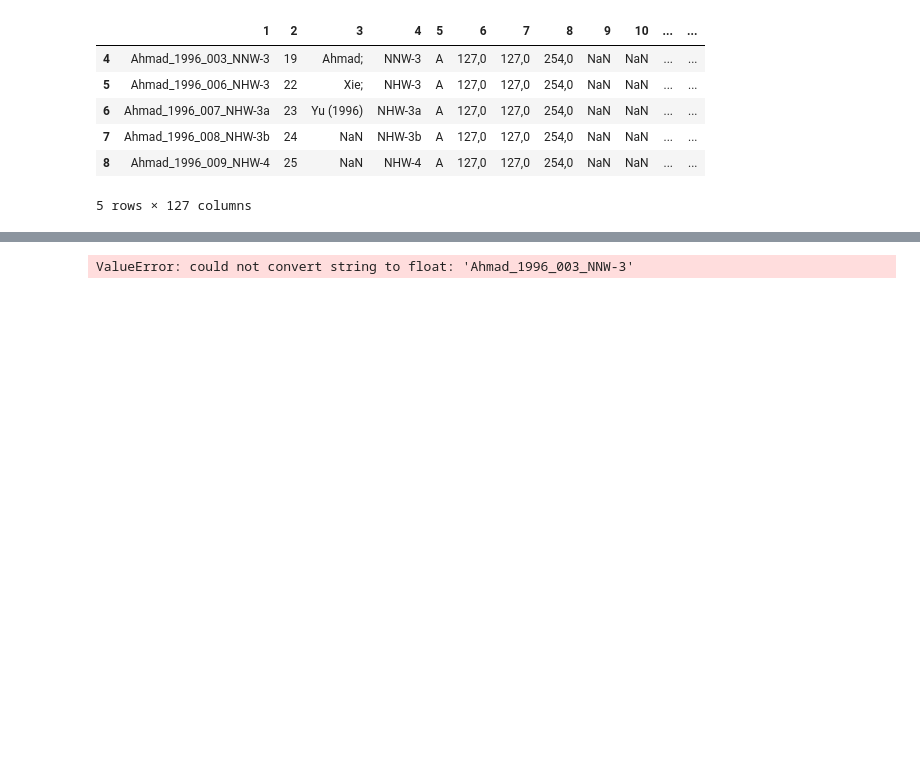
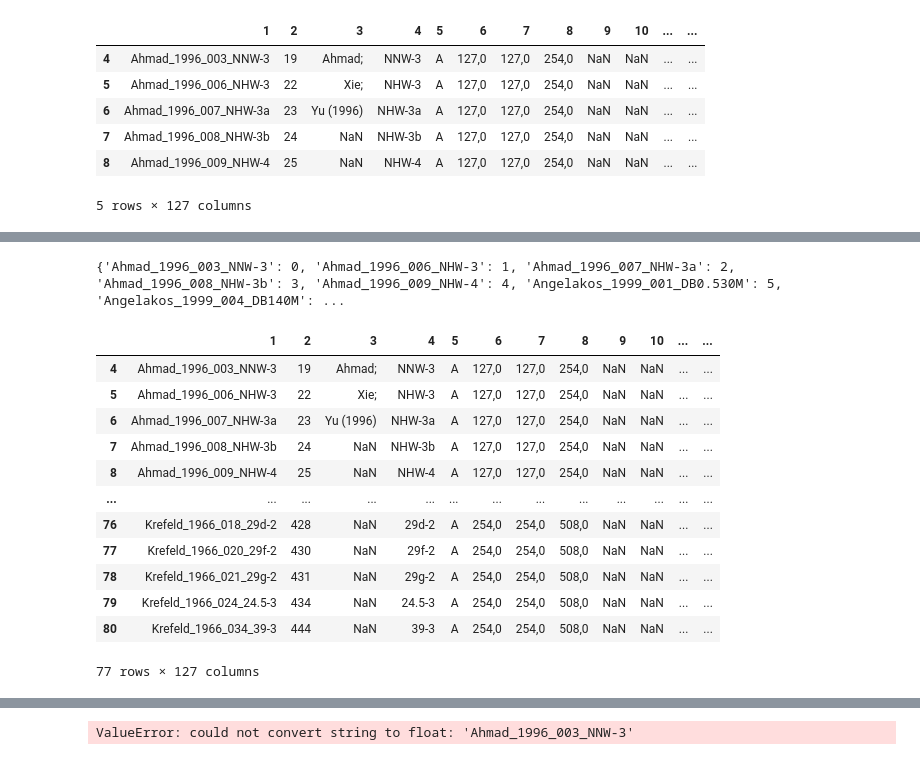
Before and after one commit to adomakor412/MSNT_Thesis_ML_CE, a Jupyter notebook: PCA_reineck_prelim.ipynb, the cells around one changed output, grey strips where cells are left out. Drawn from its saved outputs; the diff is of its cells as text; code cells hidden in the pictures; blank space fills up the shorter version.

```diff
--- a/PCA_reineck_prelim.ipynb
+++ b/PCA_reineck_prelim.ipynb
@@ -134,0 +195,34 @@ array([['NNW-3', 'A', '127,0', ..., '0,506', '67,88', 1286],
+# %%
+df_new[df_new[1]=='Ahmad_1996_003_NNW-3'] = 0
+df_new
+# %%
+def myOHE(df, header):
+    df_list = df[header].values.tolist()
+    myDict = {k:df_list.index(k) for k in df_list }
+    #print (myDict)
+    df_new = df
+    df_new[df_new[1]]
+    #for i,row in enumerate(df_list):
+        #change = df_new.iloc[i][header]
+        #change = df_new[header].iloc[i]
+        #print(change)
+        #change = df_list.index(change)
+        #print(change)
+    return df_new
+# %%
+myOHE(data_mod, 1)
+# %% [output]
+{'Ahmad_1996_003_NNW-3': 0, 'Ahmad_1996_006_NHW-3': 1, 'Ahmad_1996_007_NHW-3a': 2, 'Ahmad_1996_008_NHW-3b': 3, 'Ahmad_1996_009_NHW-4': 4, 'Angelakos_1999_001_DB0.530M': 5, 'Angelakos_1999_004_DB140M': ...
+|  | 1 | 2 | 3 | 4 | 5 | 6 | 7 | 8 | 9 | 10 | ... | ... |
+| 4 | Ahmad_1996_003_NNW-3 | 19 | Ahmad; | NNW-3 | A | 127,0 | 127,0 | 254,0 | NaN | NaN | ... | ... |
+| 5 | Ahmad_1996_006_NHW-3 | 22 | Xie; | NHW-3 | A | 127,0 | 127,0 | 254,0 | NaN | NaN | ... | ... |
+| 6 | Ahmad_1996_007_NHW-3a | 23 | Yu (1996) | NHW-3a | A | 127,0 | 127,0 | 254,0 | NaN | NaN | ... | ... |
+| 7 | Ahmad_1996_008_NHW-3b | 24 | NaN | NHW-3b | A | 127,0 | 127,0 | 254,0 | NaN | NaN | ... | ... |
+| 8 | Ahmad_1996_009_NHW-4 | 25 | NaN | NHW-4 | A | 127,0 | 127,0 | 254,0 | NaN | NaN | ... | ... |
+| ... | ... | ... | ... | ... | ... | ... | ... | ... | ... | ... | ... | ... |
+| 76 | Krefeld_1966_018_29d-2 | 428 | NaN | 29d-2 | A | 254,0 | 254,0 | 508,0 | NaN | NaN | ... | ... |
+| 77 | Krefeld_1966_020_29f-2 | 430 | NaN | 29f-2 | A | 254,0 | 254,0 | 508,0 | NaN | NaN | ... | ... |
+| 78 | Krefeld_1966_021_29g-2 | 431 | NaN | 29g-2 | A | 254,0 | 254,0 | 508,0 | NaN | NaN | ... | ... |
+| 79 | Krefeld_1966_024_24.5-3 | 434 | NaN | 24.5-3 | A | 254,0 | 254,0 | 508,0 | NaN | NaN | ... | ... |
+| 80 | Krefeld_1966_034_39-3 | 444 | NaN | 39-3 | A | 254,0 | 254,0 | 508,0 | NaN | NaN | ... | ... |
+77 rows × 127 columns
```
Also changed, not shown: parts of 21 cells of this notebook, 2 other files.
